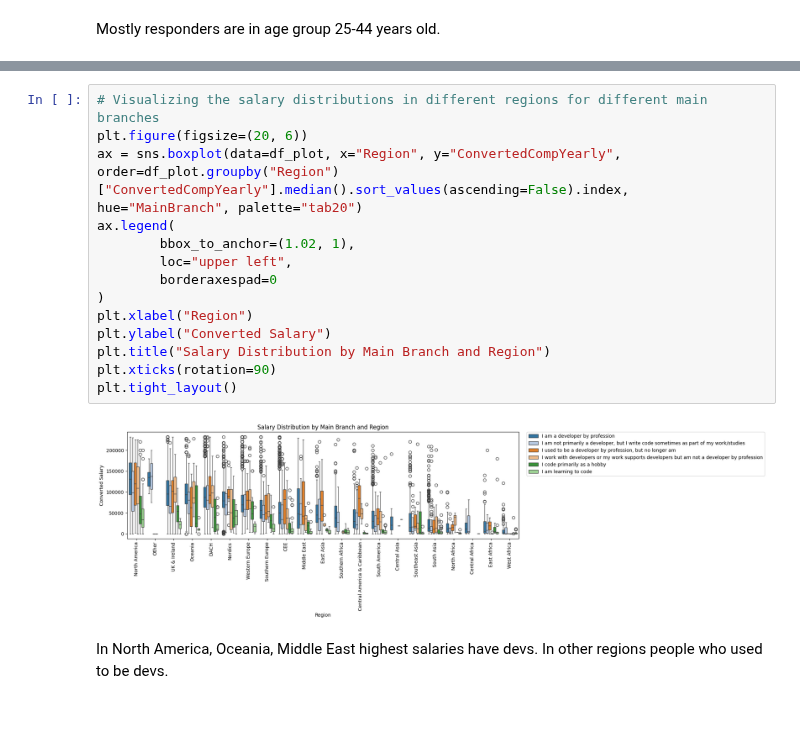
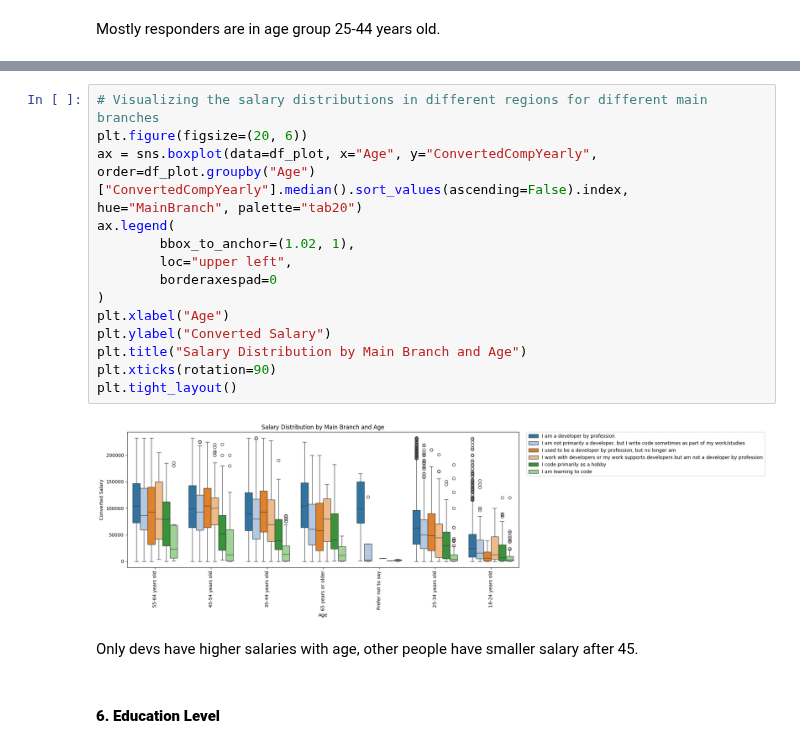
Before and after one commit to STetiana/stackoverflow_buddies, a Jupyter notebook: regions_comparison.ipynb, the cells around one changed output, grey strips where cells are left out. Saved outputs shown, nothing was run; the diff lists cells and outputs as text; blank space fills up the shorter version.

```diff
--- a/regions_comparison.ipynb
+++ b/regions_comparison.ipynb
@@ -691,19 +721,20 @@ People who code as a hobby or are learning to code have low salaries in general.
 # %%
 # Visualizing the salary distributions in different regions for different main branches
 plt.figure(figsize=(20, 6))
-ax = sns.boxplot(data=df_plot, x="Region", y="ConvertedCompYearly", order=df_plot.groupby("Region")["ConvertedCompYearly"].median().sort_values(ascending=False).index, hue="MainBranch", palette="tab20")
+ax = sns.boxplot(data=df_plot, x="Age", y="ConvertedCompYearly", order=df_plot.groupby("Age")["ConvertedCompYearly"].median().sort_values(ascending=False).index, hue="MainBranch", palette="tab20")
 ax.legend(
         bbox_to_anchor=(1.02, 1),
         loc="upper left",
         borderaxespad=0
 )
-plt.xlabel("Region")
+plt.xlabel("Age")
 plt.ylabel("Converted Salary")
-plt.title("Salary Distribution by Main Branch and Region")
+plt.title("Salary Distribution by Main Branch and Age")
 plt.xticks(rotation=90)
 plt.tight_layout()
 # %% [output]
-[figure, old version]
+[figure, new version]
 # %% [markdown]
-In North America, Oceania, Middle East highest salaries have devs.
-In other regions people who used to be devs.
+Only devs have higher salaries with age, other people have smaller salary after 45.
+# %% [markdown]
+#### **6. Education Level**
```
Also changed, not shown: parts of 26 cells of this notebook, 1 other file.
